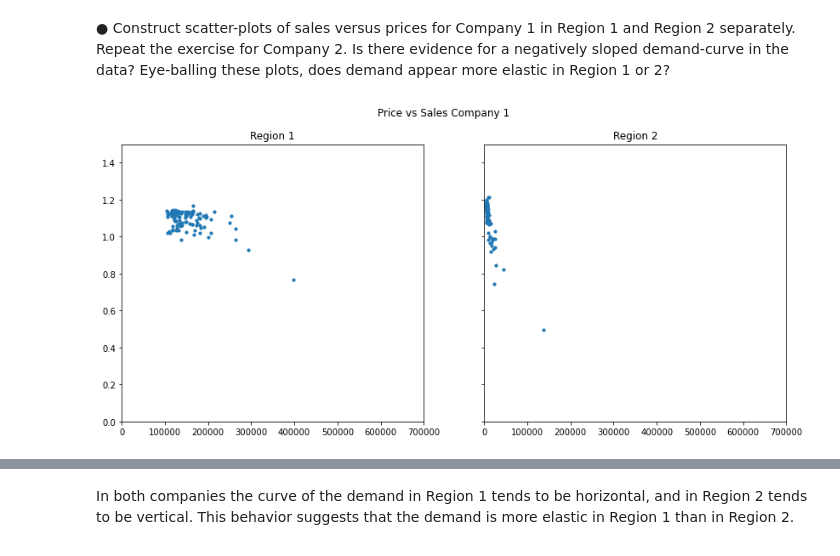
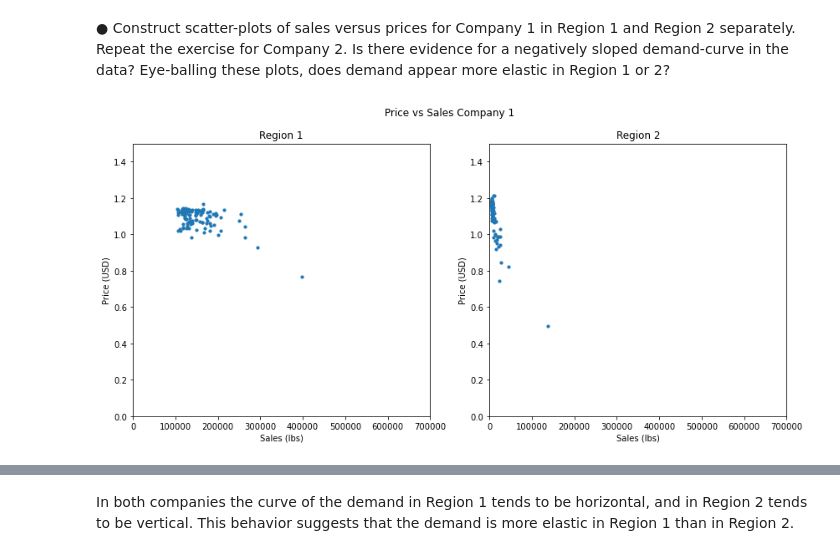
Before and after one commit to hinojosaad/Damavis-Challenge, a Jupyter notebook: Damavis Data Science Challenge Ex 2.ipynb, the cells around one changed output, grey strips where cells are left out. Drawn from its saved outputs; the diff is of its cells as text; code cells hidden in the pictures.

```diff
--- a/Damavis Data Science Challenge Ex 2.ipynb
+++ b/Damavis Data Science Challenge Ex 2.ipynb
@@ -93,6 +102,7 @@ r1_c1.drop(columns="Date", inplace=True)
 r1_c1.sort_values('Sales_U',ignore_index=True ,inplace =True)
 
 r2_c1.drop(columns="Date", inplace=True)
+r2_c1.dropna(inplace=True)
 r2_c1.sort_values('Sales_U',ignore_index=True ,inplace =True)
 
 r1_c2.drop(columns="Date", inplace=True)
@@ -100,18 +110,24 @@ r1_c2.sort_values('Sales_U',ignore_index=True ,inplace =True)
 
 r2_c2.drop(columns="Date", inplace=True)
 r2_c2.sort_values('Sales_U',ignore_index=True ,inplace =True)
+r2_c2.dropna(inplace=True)
 # %%
-fig, (ax1, ax2) = plt.subplots(1, 2,figsize=(14,6),sharex=True ,sharey=True,)
+fig, (ax1, ax2) = plt.subplots(1, 2,figsize=(14,6) ,sharex=True,)
 fig.suptitle("Price vs Sales Company 1")
 
 ax1.scatter(r1_c1["Sales_U"],r1_c1["Price_USD"],s=10)
 ax1.set_xlim(0,700000)
 ax1.set_ylim(0,1.5)
 ax1.set_title("Region 1")
+ax1.set_xlabel("Sales (lbs)")
+ax1.set_ylabel("Price (USD)")
 
 ax2.scatter(r2_c1["Sales_U"],r2_c1["Price_USD"],s=10)
+ax2.set_ylim(0,1.5)
 ax2.set_title("Region 2")
+ax2.set_xlabel("Sales (lbs)")
+ax2.set_ylabel("Price (USD)")
 
 plt.show()
 # %% [output]
-[figure, old version]
+[figure, new version]
```
Also changed, not shown: parts of 10 cells of this notebook.
